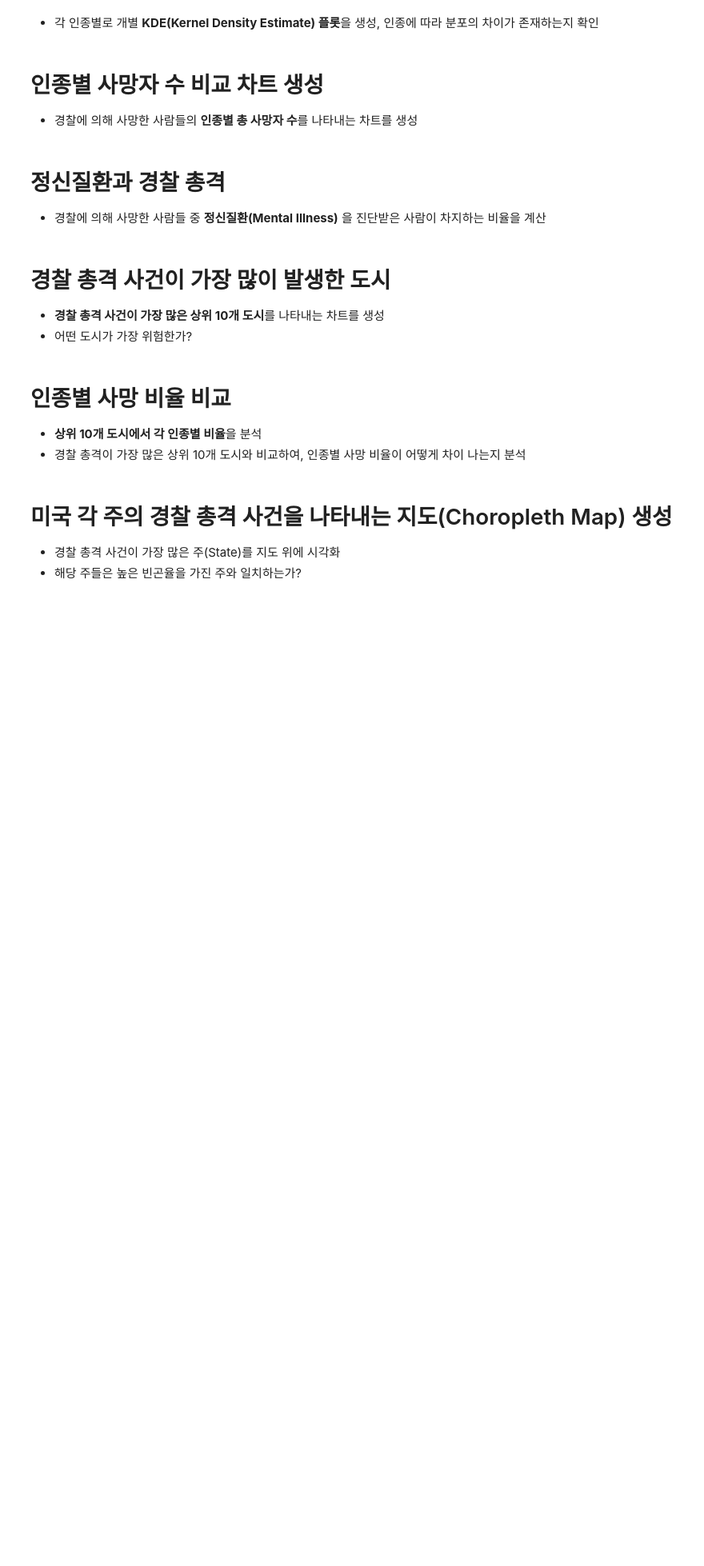
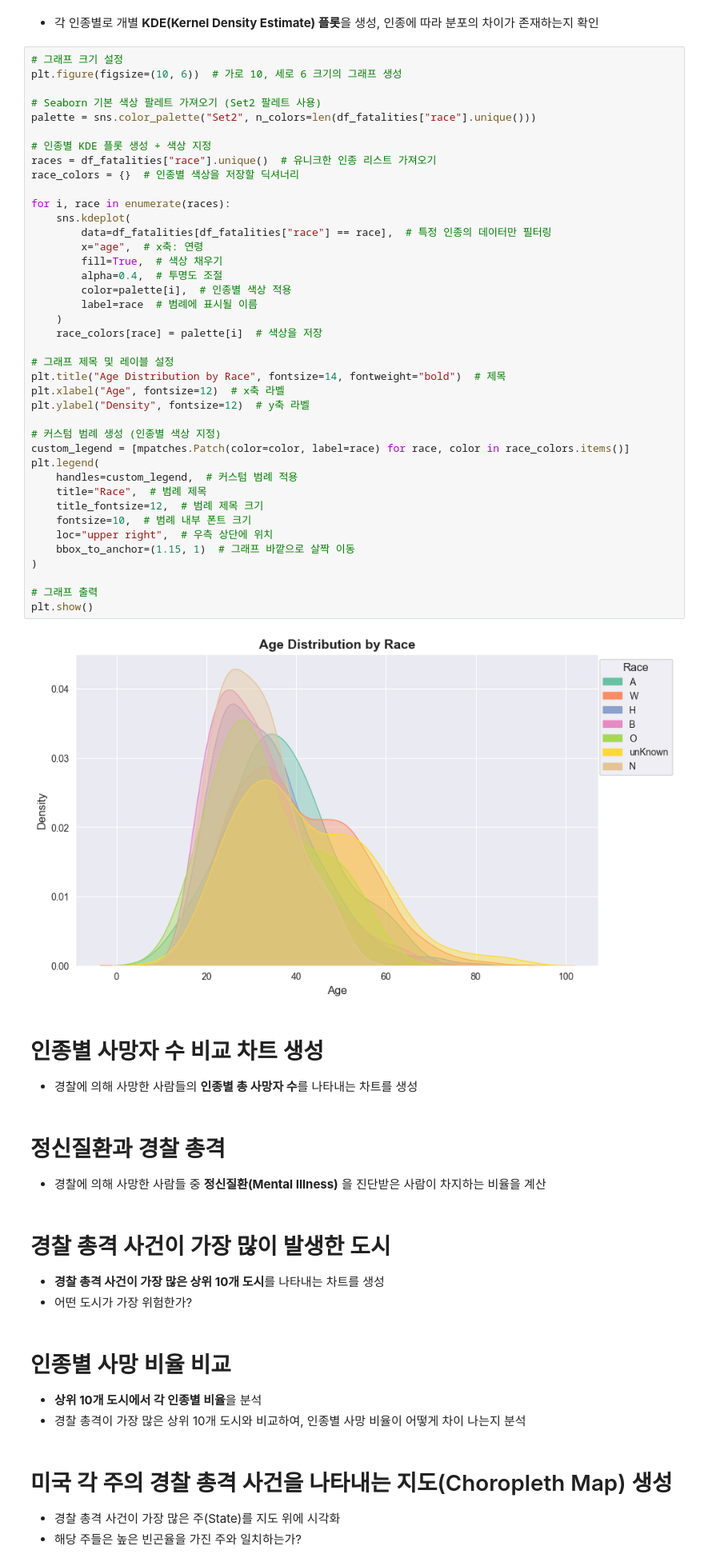
Before and after one commit to JELKOV/Police-Use-of-Force---Data-Analysis, a Jupyter notebook: Fatal_Force_(start).ipynb, the cells around one changed output. Shown at 80% size. Drawn from its saved outputs; the diff is of its cells as text; blank space fills up the shorter version.

```diff
--- a/Fatal_Force_(start).ipynb
+++ b/Fatal_Force_(start).ipynb
@@ -786,5 +861,47 @@ plt.show()
 # %% [markdown]
 - 각 인종별로 개별 **KDE(Kernel Density Estimate) 플롯**을 생성, 인종에 따라 분포의 차이가 존재하는지 확인
+# %%
+# 그래프 크기 설정
+plt.figure(figsize=(10, 6))  # 가로 10, 세로 6 크기의 그래프 생성
+
+# Seaborn 기본 색상 팔레트 가져오기 (Set2 팔레트 사용)
+palette = sns.color_palette("Set2", n_colors=len(df_fatalities["race"].unique()))
+
+# 인종별 KDE 플롯 생성 + 색상 지정
+races = df_fatalities["race"].unique()  # 유니크한 인종 리스트 가져오기
+race_colors = {}  # 인종별 색상을 저장할 딕셔너리
+
+for i, race in enumerate(races):
+    sns.kdeplot(
+        data=df_fatalities[df_fatalities["race"] == race],  # 특정 인종의 데이터만 필터링
+        x="age",  # x축: 연령
+        fill=True,  # 색상 채우기
+        alpha=0.4,  # 투명도 조절
+        color=palette[i],  # 인종별 색상 적용
+        label=race  # 범례에 표시될 이름
+    )
+    race_colors[race] = palette[i]  # 색상을 저장
+
+# 그래프 제목 및 레이블 설정
+plt.title("Age Distribution by Race", fontsize=14, fontweight="bold")  # 제목
+plt.xlabel("Age", fontsize=12)  # x축 라벨
+plt.ylabel("Density", fontsize=12)  # y축 라벨
+
+# 커스텀 범례 생성 (인종별 색상 지정)
+custom_legend = [mpatches.Patch(color=color, label=race) for race, color in race_colors.items()]
+plt.legend(
+    handles=custom_legend,  # 커스텀 범례 적용
+    title="Race",  # 범례 제목
+    title_fontsize=12,  # 범례 제목 크기
+    fontsize=10,  # 범례 내부 폰트 크기
+    loc="upper right",  # 우측 상단에 위치
+    bbox_to_anchor=(1.15, 1)  # 그래프 바깥으로 살짝 이동
+)
+
+# 그래프 출력
+plt.show()
+# %% [output]
+[figure, added]
 # %% [markdown]
 # 인종별 사망자 수 비교 차트 생성
 
```
Also changed, not shown: parts of 6 cells of this notebook.
